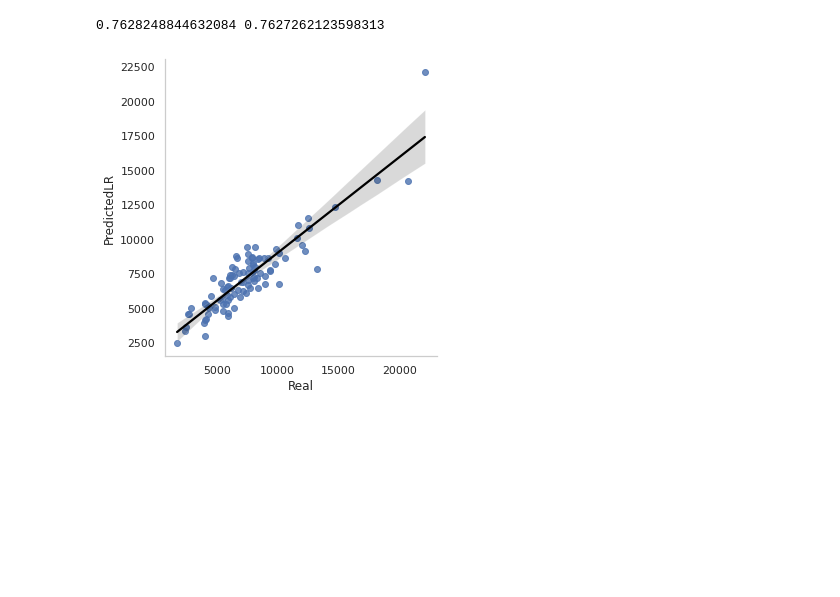
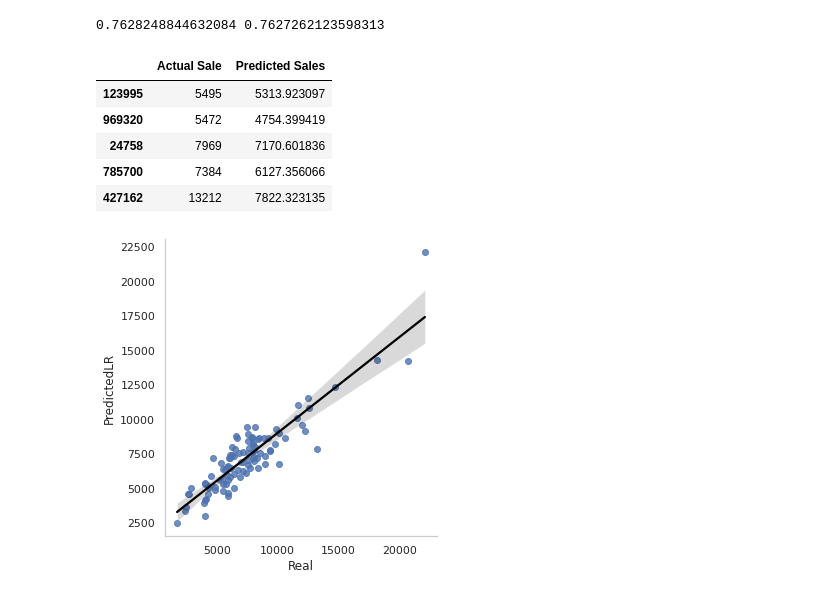
Before and after one commit to Jeetesh-KumarM/CAPSTONE-PROJECT-2-Regression, a Jupyter notebook: Capstone_Project_2_Regression.ipynb, the cells around one changed output. Drawn from its saved outputs; the diff is of its cells as text; code cells hidden in the pictures; blank space fills up the shorter version.

```diff
--- a/Capstone_Project_2_Regression.ipynb
+++ b/Capstone_Project_2_Regression.ipynb
@@ -1339,6 +1338,19 @@ train_score_2=reg.score(X_test,y_test)
 print(train_score_1,train_score_2)
 # %% [output]
 0.7628248844632084 0.7627262123598313
+# %%
+#predictions
+y_pred = reg.predict(X_test)
+d={'Actual Sale':y_test,'Predicted Sales':y_pred}
+x=pd.DataFrame(d)
+x.head()
+# %% [output]
+|  | Actual Sale | Predicted Sales |
+| 123995 | 5495 | 5313.923097 |
+| 969320 | 5472 | 4754.399419 |
+| 24758 | 7969 | 7170.601836 |
+| 785700 | 7384 | 6127.356066 |
+| 427162 | 13212 | 7822.323135 |
 # %%
 #storing 100 observations for analysis
 simple_lr_pred = y_pred[:100]
```
Also changed, not shown: parts of 13 cells of this notebook.
